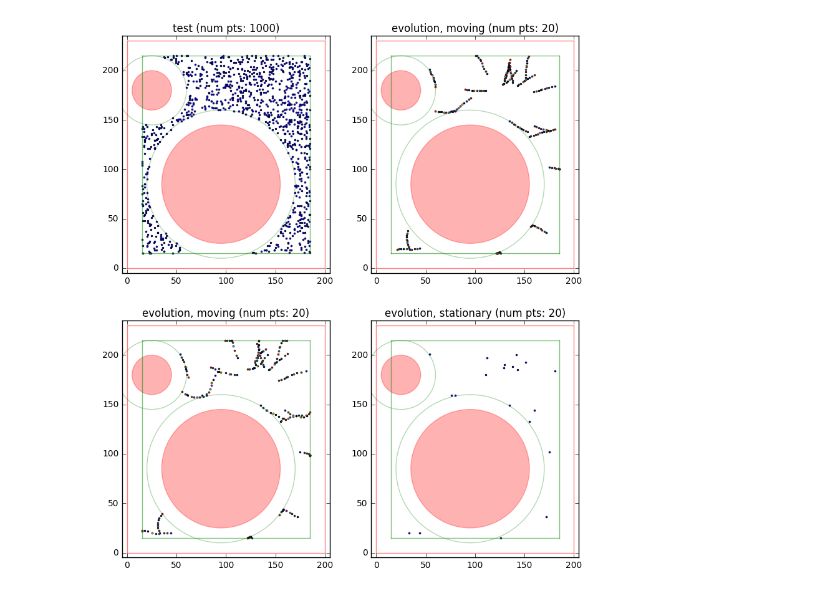
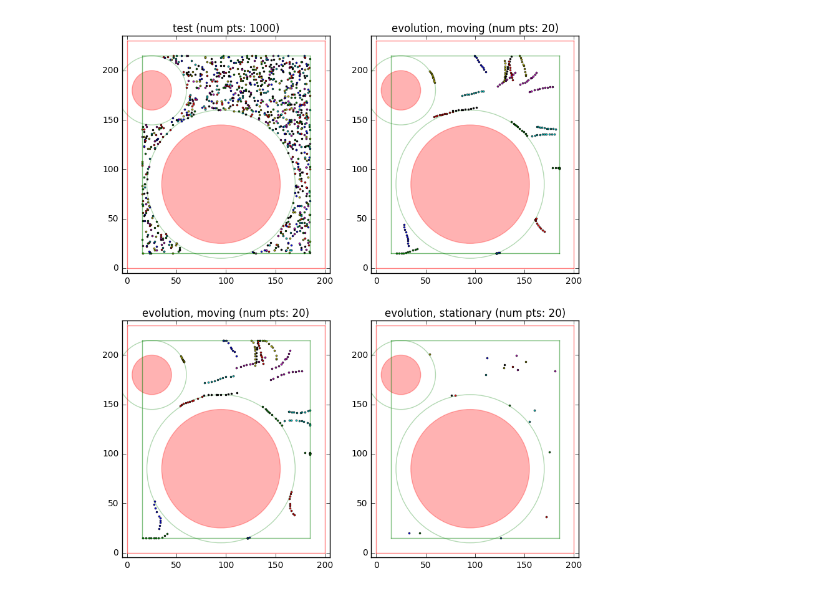
Before and after one commit to Ewande/private-research, a Jupyter notebook: master_thesis/starting_points.ipynb, the cells around one changed output. Saved outputs shown, nothing was run; the diff lists cells and outputs as text; code cells hidden in the pictures.

Commit message:
modify point generation, hyperparameters tuning

```diff
--- a/master_thesis/starting_points.ipynb
+++ b/master_thesis/starting_points.ipynb
@@ -30,20 +30,17 @@ e = 5
 ww = w + 2*e
 hh = h + 2*e
 # %%
-def generate_points(num, seed, steps=1, step_size=1, max_skew=0.5):
-    np.random.seed(13)
+def generate_points(num, seed, steps=1, step_size=1, max_noise=0.5):
+    np.random.seed(seed)
     steps = max(1, steps)
-    pts = [list() for _ in range(steps)]
-    with Simulation(path) as sim:
-        sim.set_controlled_robot(1)
-        sim.set_seed(seed)
-        for i in range(num):
-            sim.move_robot_random()
-            for j in range(steps):
-                dx, dy = np.random.uniform(-max_skew, max_skew, size=2)
-                sim.set_robot_speed(1+dx, 1+dy)
-                pts[j].append(sim.get_robot_position())
-                sim.simulate(step_size)
+    pts = [list() for _ in range(num)]
+    with SimList(path, 1, num, 1) as sims:
+        sims.shuffle_defaults(seed)
+        for i in range(steps):
+            sims.move_forward_defaults(step_size, max_noise)
+            sims.reset_to_defaults()
+            for j in range(num):
+                pts[j].append(sims[0][j].get_robot_position())
     return pts
 
 def plot(pts, title):
@@ -68,23 +65,23 @@ def plot(pts, title):
         plt.gcf().gca().add_artist(circle)
 
     plt.axis((-e, w+e, -e, h+e))
-    plt.title('{} (num pts: {})'.format(title, len(pts[0])))
+    plt.title('{} (num pts: {})'.format(title, len(pts)))
 # %%
 plt.figure(figsize=(2.25*ww/50, 2.25*hh/50))
 plt.subplot(2, 2, 1)
 points = generate_points(num=1000, seed=13)
 plot(points, 'test')
 
 plt.subplot(2, 2, 2)
 points = generate_points(num=20, seed=50, steps=10, step_size=30)
 plot(points, 'evolution, moving')
 
 plt.subplot(2, 2, 3)
-points = generate_points(num=20, seed=50, steps=10, step_size=40, max_skew=0.8)
+points = generate_points(num=20, seed=50, steps=10, step_size=40, max_noise=0.8)
 plot(points, 'evolution, moving')
 
 plt.subplot(2, 2, 4)
 points = generate_points(num=20, seed=50)
 plot(points, 'evolution, stationary')
 # %% [output]
-[figure, old version]
+[figure, new version]
```
Also changed, not shown: parts of 1 cell of this notebook, 1 other file.
